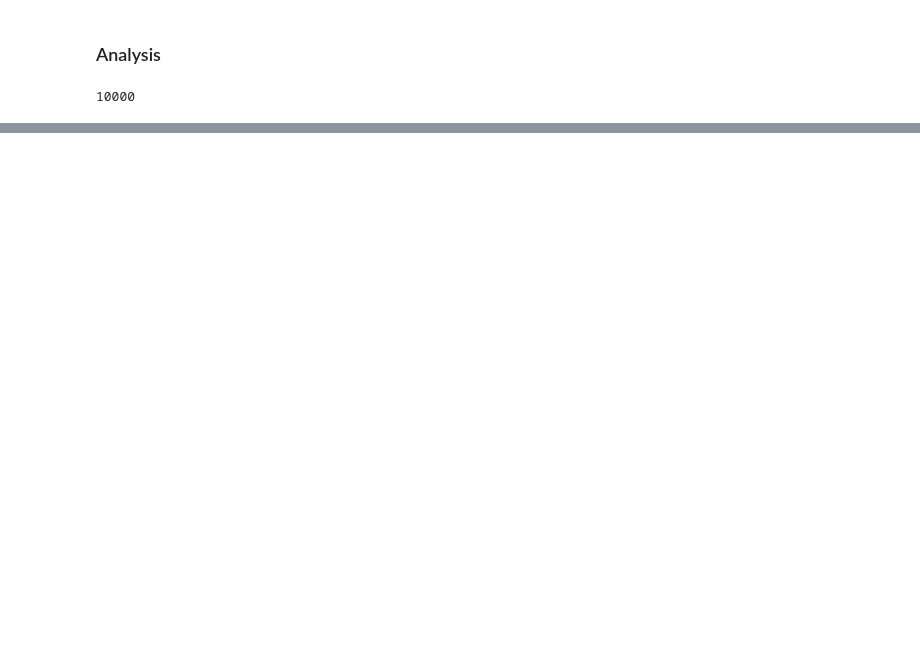
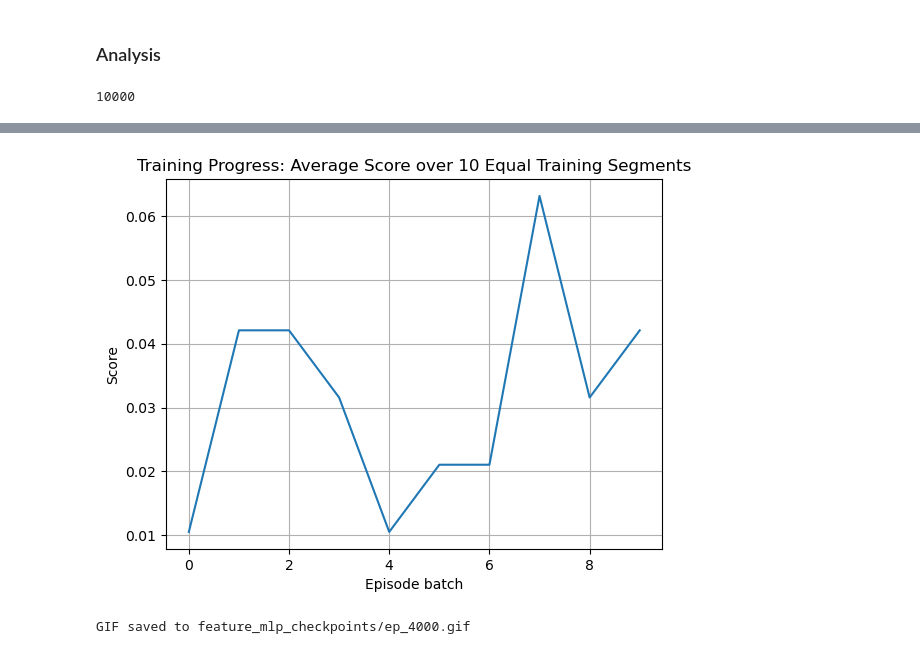
Before and after one commit to William-Pig/tetris_ai, a Jupyter notebook: main.ipynb, the cells around one changed output, grey strips where cells are left out. Drawn from its saved outputs; the diff is of its cells as text; code cells hidden in the pictures; blank space fills up the shorter version.

```diff
--- a/main.ipynb
+++ b/main.ipynb
@@ -1189,0 +1345,14 @@ plt.show()
+# %%
+plt.plot(np.mean(np.array_split(episode_score[:1900], 10),axis=1))
+plt.xlabel('Episode batch')
+plt.ylabel('Score')
+plt.title('Training Progress: Average Score over 10 Equal Training Segments')
+plt.grid(True)
+plt.show()
+# %% [output]
+[figure, added]
+# %%
+evaluate_and_save_gif(agent=agent, episode_num=episode, save_dir=SAVE_DIR,
+                              board_width=BOARD_WIDTH, board_height=BOARD_HEIGHT)
+# %% [output]
+GIF saved to feature_mlp_checkpoints/ep_4000.gif
```
Also changed, not shown: parts of 14 cells of this notebook, 4 other files.
